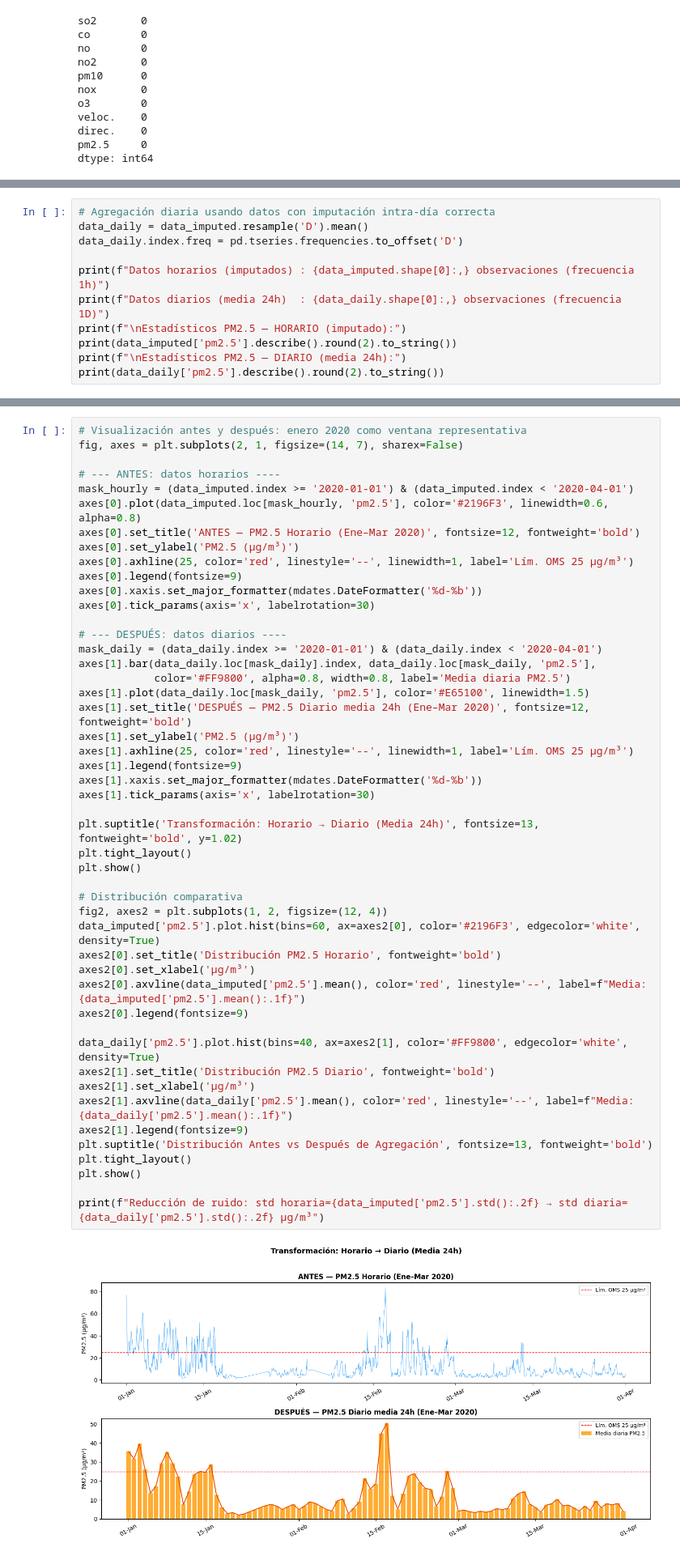
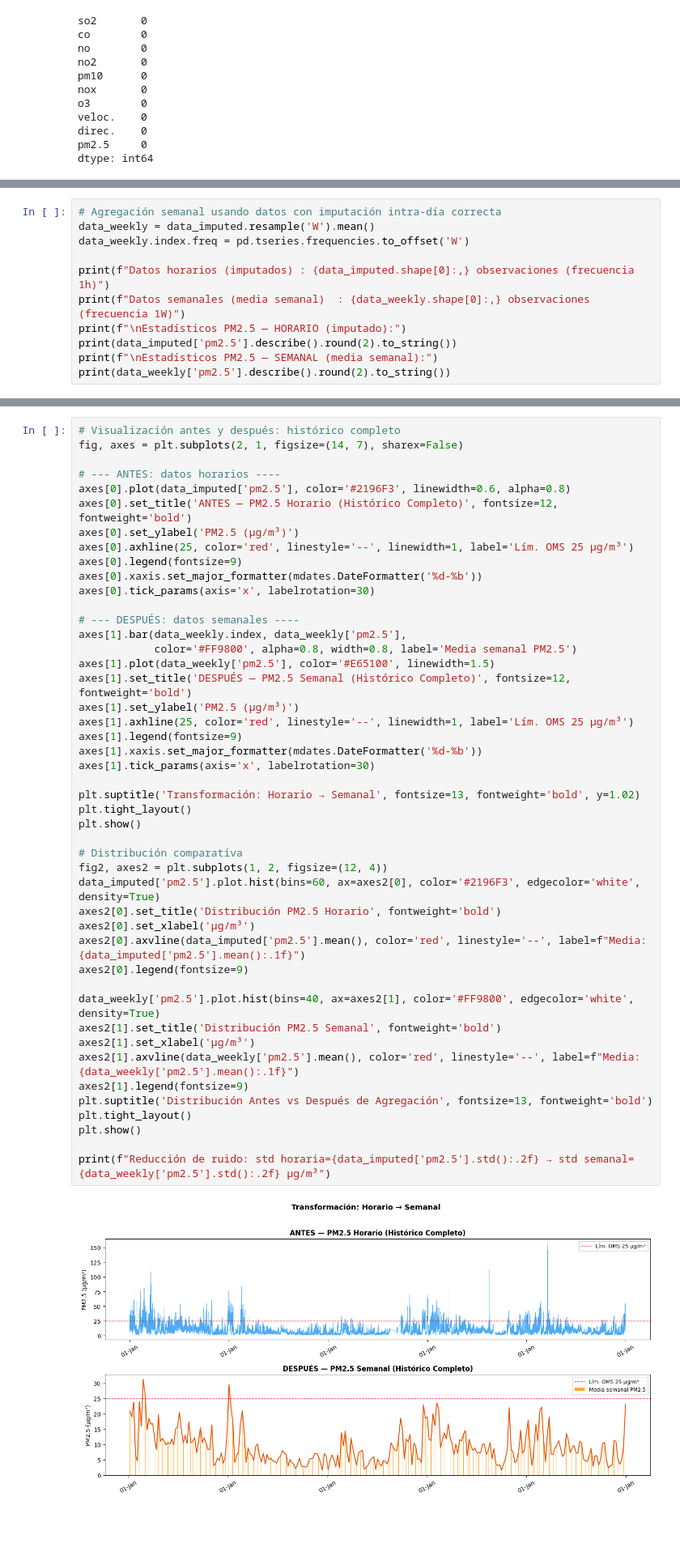
Before and after one commit to nicolasgutar/entrega4, a Jupyter notebook: notebook.ipynb, the cells around one changed output, grey strips where cells are left out. Shown at 81% size. Drawn from its saved outputs; the diff is of its cells as text; blank space fills up the shorter version.

```diff
--- a/notebook.ipynb
+++ b/notebook.ipynb
@@ -587,13 +587,13 @@ Se agrupan los datos de frecuencia horaria (43,824 obs) a **frecuencia diaria**
 # %%
-# Agregación diaria usando datos con imputación intra-día correcta
-data_daily = data_imputed.resample('D').mean()
-data_daily.index.freq = pd.tseries.frequencies.to_offset('D')
+# Agregación semanal usando datos con imputación intra-día correcta
+data_weekly = data_imputed.resample('W').mean()
+data_weekly.index.freq = pd.tseries.frequencies.to_offset('W')
 
 print(f"Datos horarios (imputados) : {data_imputed.shape[0]:,} observaciones (frecuencia 1h)")
-print(f"Datos diarios (media 24h)  : {data_daily.shape[0]:,} observaciones (frecuencia 1D)")
+print(f"Datos semanales (media semanal)  : {data_weekly.shape[0]:,} observaciones (frecuencia 1W)")
 print(f"\nEstadísticos PM2.5 — HORARIO (imputado):")
 print(data_imputed['pm2.5'].describe().round(2).to_string())
-print(f"\nEstadísticos PM2.5 — DIARIO (media 24h):")
-print(data_daily['pm2.5'].describe().round(2).to_string())
+print(f"\nEstadísticos PM2.5 — SEMANAL (media semanal):")
+print(data_weekly['pm2.5'].describe().round(2).to_string())
 # %% [output]
 Datos horarios (imputados) : 43,824 observaciones (frecuencia 1h)
@@ -616,50 +616,48 @@ max       50.5000
 # %%
-# Visualización antes y después: enero 2020 como ventana representativa
+# Visualización antes y después: histórico completo
 fig, axes = plt.subplots(2, 1, figsize=(14, 7), sharex=False)
 
 # --- ANTES: datos horarios ----
-mask_hourly = (data_imputed.index >= '2020-01-01') & (data_imputed.index < '2020-04-01')
-axes[0].plot(data_imputed.loc[mask_hourly, 'pm2.5'], color='#2196F3', linewidth=0.6, alpha=0.8)
-axes[0].set_title('ANTES — PM2.5 Horario (Ene–Mar 2020)', fontsize=12, fontweight='bold')
+axes[0].plot(data_imputed['pm2.5'], color='#2196F3', linewidth=0.6, alpha=0.8)
+axes[0].set_title('ANTES — PM2.5 Horario (Histórico Completo)', fontsize=12, fontweight='bold')
 axes[0].set_ylabel('PM2.5 (µg/m³)')
 axes[0].axhline(25, color='red', linestyle='--', linewidth=1, label='Lím. OMS 25 µg/m³')
 axes[0].legend(fontsize=9)
 axes[0].xaxis.set_major_formatter(mdates.DateFormatter('%d-%b'))
 axes[0].tick_params(axis='x', labelrotation=30)
 
-# --- DESPUÉS: datos diarios ----
-mask_daily = (data_daily.index >= '2020-01-01') & (data_daily.index < '2020-04-01')
-axes[1].bar(data_daily.loc[mask_daily].index, data_daily.loc[mask_daily, 'pm2.5'],
-            color='#FF9800', alpha=0.8, width=0.8, label='Media diaria PM2.5')
-axes[1].plot(data_daily.loc[mask_daily, 'pm2.5'], color='#E65100', linewidth=1.5)
-axes[1].set_title('DESPUÉS — PM2.5 Diario media 24h (Ene–Mar 2020)', fontsize=12, fontweight='bold')
+# --- DESPUÉS: datos semanales ----
+axes[1].bar(data_weekly.index, data_weekly['pm2.5'],
+            color='#FF9800', alpha=0.8, width=0.8, label='Media semanal PM2.5')
+axes[1].plot(data_weekly['pm2.5'], color='#E65100', linewidth=1.5)
+axes[1].set_title('DESPUÉS — PM2.5 Semanal (Histórico Completo)', fontsize=12, fontweight='bold')
 axes[1].set_ylabel('PM2.5 (µg/m³)')
 axes[1].axhline(25, color='red', linestyle='--', linewidth=1, label='Lím. OMS 25 µg/m³')
 axes[1].legend(fontsize=9)
 axes[1].xaxis.set_major_formatter(mdates.DateFormatter('%d-%b'))
 axes[1].tick_params(axis='x', labelrotation=30)
 
-plt.suptitle('Transformación: Horario → Diario (Media 24h)', fontsize=13, fontweight='bold', y=1.02)
+plt.suptitle('Transformación: Horario → Semanal', fontsize=13, fontweight='bold', y=1.02)
 plt.tight_layout()
 plt.show()
 
 # Distribución comparativa
 fig2, axes2 = plt.subplots(1, 2, figsize=(12, 4))
 data_imputed['pm2.5'].plot.hist(bins=60, ax=axes2[0], color='#2196F3', edgecolor='white', density=True)
 axes2[0].set_title('Distribución PM2.5 Horario', fontweight='bold')
 axes2[0].set_xlabel('µg/m³')
 axes2[0].axvline(data_imputed['pm2.5'].mean(), color='red', linestyle='--', label=f"Media: {data_imputed['pm2.5'].mean():.1f}")
 axes2[0].legend(fontsize=9)
 
-data_daily['pm2.5'].plot.hist(bins=40, ax=axes2[1], color='#FF9800', edgecolor='white', density=True)
-axes2[1].set_title('Distribución PM2.5 Diario', fontweight='bold')
+data_weekly['pm2.5'].plot.hist(bins=40, ax=axes2[1], color='#FF9800', edgecolor='white', density=True)
+axes2[1].set_title('Distribución PM2.5 Semanal', fontweight='bold')
 axes2[1].set_xlabel('µg/m³')
-axes2[1].axvline(data_daily['pm2.5'].mean(), color='red', linestyle='--', label=f"Media: {data_daily['pm2.5'].mean():.1f}")
+axes2[1].axvline(data_weekly['pm2.5'].mean(), color='red', linestyle='--', label=f"Media: {data_weekly['pm2.5'].mean():.1f}")
 axes2[1].legend(fontsize=9)
 plt.suptitle('Distribución Antes vs Después de Agregación', fontsize=13, fontweight='bold')
 plt.tight_layout()
 plt.show()
 
-print(f"Reducción de ruido: std horaria={data_imputed['pm2.5'].std():.2f} → std diaria={data_daily['pm2.5'].std():.2f} µg/m³")
+print(f"Reducción de ruido: std horaria={data_imputed['pm2.5'].std():.2f} → std semanal={data_weekly['pm2.5'].std():.2f} µg/m³")
 # %% [output]
-[figure, old version]
+[figure, new version]
```
Also changed, not shown: parts of 36 cells of this notebook, 4 other files.
